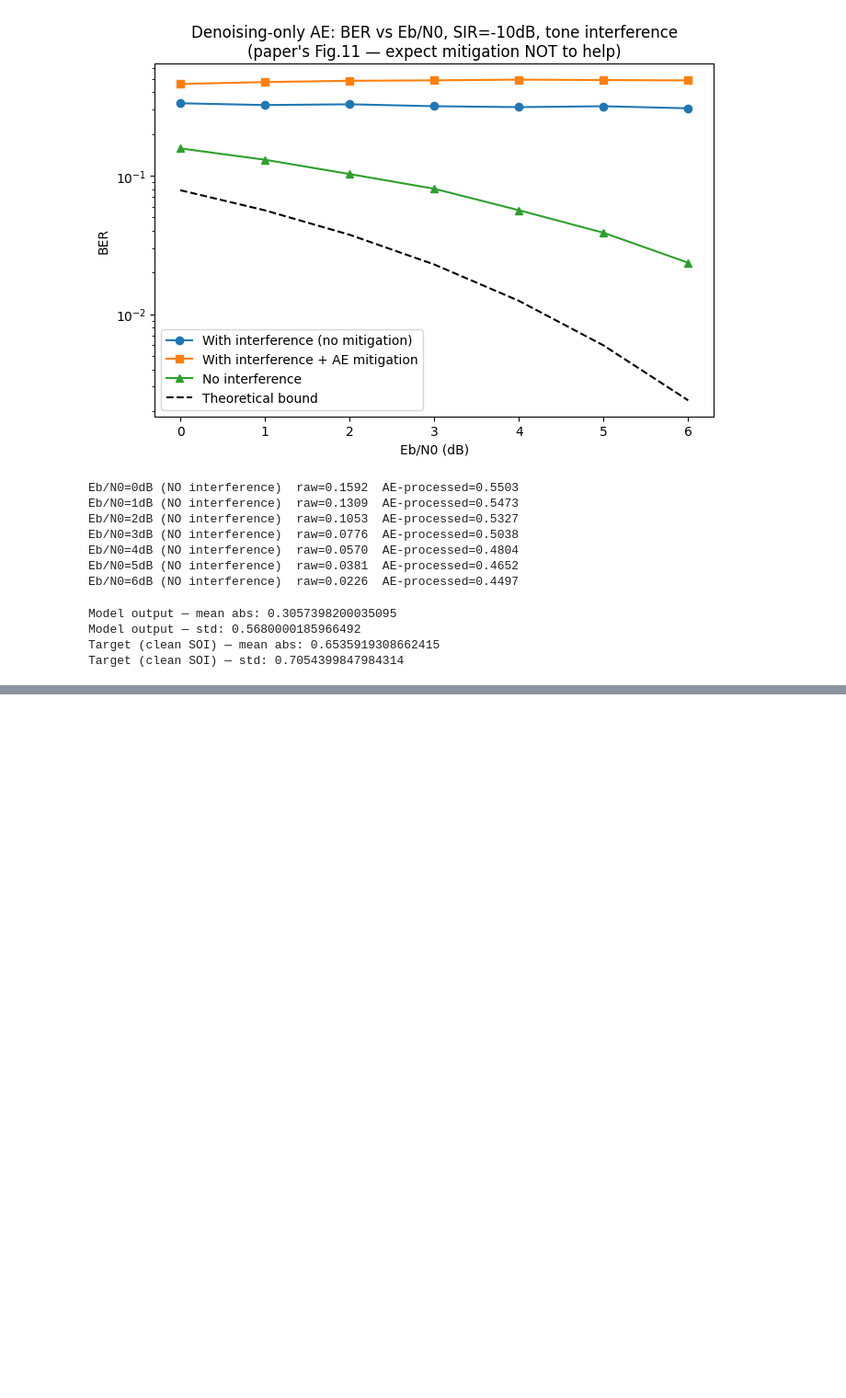
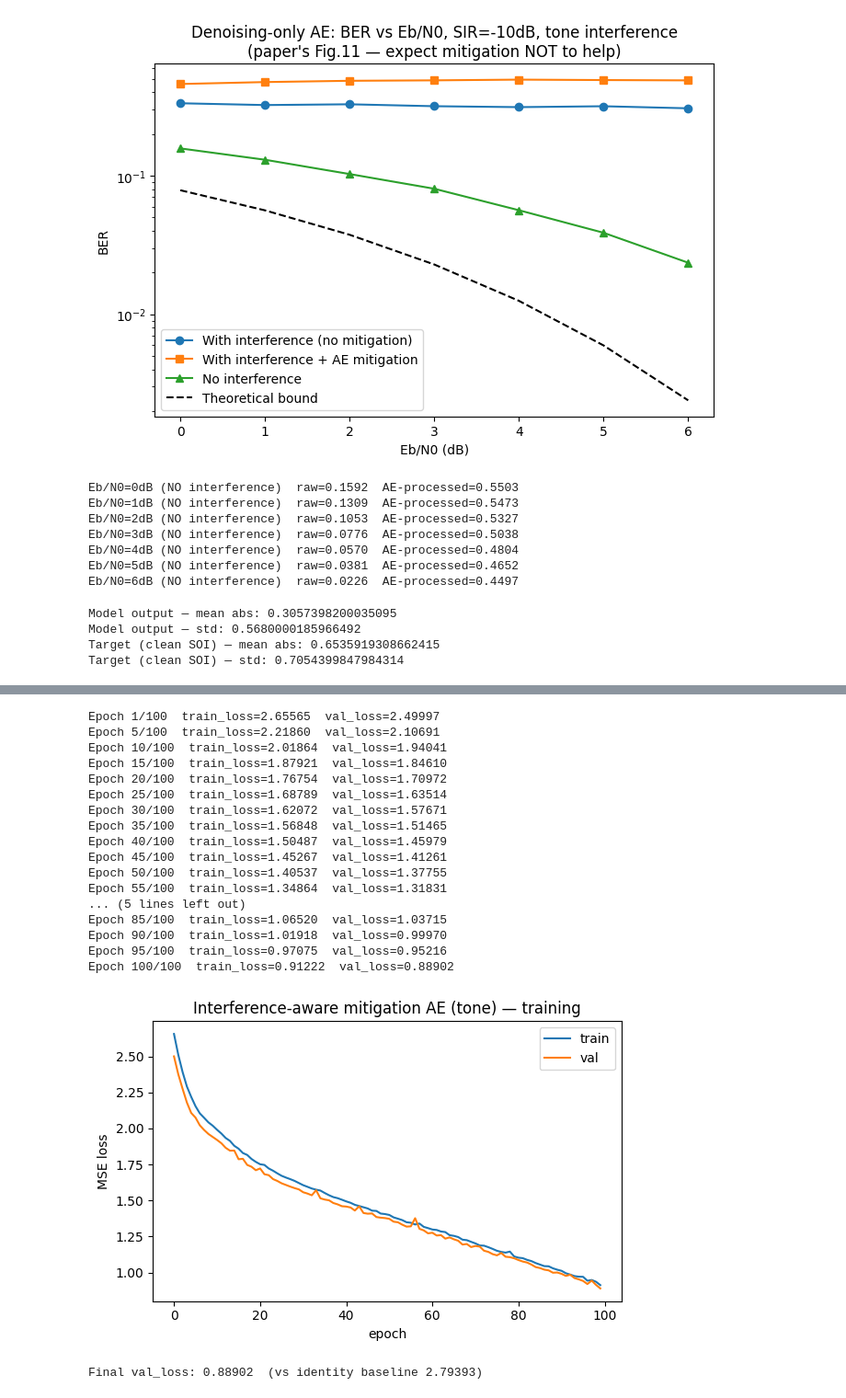
Before and after one commit to Evenjlin/deep-space-interference-ml, a Jupyter notebook: notebooks/08_mitigation_autoencoder.ipynb, the cells around one changed output, grey strips where cells are left out. Shown at 92% size. Cells and saved outputs as stored; diff of their text form; code cells hidden in the pictures; blank space fills up the shorter version.

Commit message:
Step 8

```diff
--- a/notebooks/08_mitigation_autoencoder.ipynb
+++ b/notebooks/08_mitigation_autoencoder.ipynb
@@ -361,0 +453,26 @@ Target (clean SOI) — std: 0.7054399847984314
+# %%
+# Cell 7 — DEBUG LADDER (mandatory, same discipline as always — especially given Step 8a's lesson)
+model_mit_tone = MitigationAutoencoder(n_stages=2, n_hidden=32).to(device)
+tiny_x = torch.tensor(X_train_mit[:8], device=device)
+out = model_mit_tone(tiny_x)
+print("TEST 1: output shape", out.shape, " input shape", tiny_x.shape)
+assert out.shape == tiny_x.shape
+
+tiny_y = torch.tensor(Y_train_mit[:8], device=device)
+loss_fn = torch.nn.MSELoss()
+opt = torch.optim.Adam(model_mit_tone.parameters(), lr=3e-5)
+loss = loss_fn(out, tiny_y); loss.backward(); opt.step(); opt.zero_grad()
+print(f"TEST 2: one grad step OK, loss={loss.item():.4f}  (expect near identity baseline {identity_mse_mit:.4f}, confirming residual connection active)")
+
+small_x = torch.tensor(X_train_mit[:200], device=device)
+small_y = torch.tensor(Y_train_mit[:200], device=device)
+losses = []
+for _ in range(20):
+    opt.zero_grad()
+    out = model_mit_tone(small_x)
+    loss = loss_fn(out, small_y)
+    loss.backward(); opt.step()
+    losses.append(loss.item())
+print("TEST 3/4 losses:", [f"{l:.4f}" for l in losses])
+assert losses[-1] < losses[0], "Loss did not decrease -- stop, don't proceed"
+print("Debug ladder PASSED.")
@@ -361,0 +484,38 @@ Target (clean SOI) — std: 0.7054399847984314
+# %%
+# Cell 8 — full training: interference-aware mitigation AE (tone)
+model_mit_tone, history_mit_tone = train_mitigation_ae(
+    model_mit_tone, X_train_mit, Y_train_mit, X_val_mit, Y_val_mit, device,
+    epochs=100, batch_size=32, lr=3e-5, patience=15  # smaller batch given much longer sequences
+)
+
+plt.figure(figsize=(6,4))
+plt.plot(history_mit_tone["train_loss"], label="train")
+plt.plot(history_mit_tone["val_loss"], label="val")
+plt.xlabel("epoch"); plt.ylabel("MSE loss"); plt.legend()
+plt.title("Interference-aware mitigation AE (tone) — training")
+plt.tight_layout()
+plt.savefig("figures/mitigation_ae_tone_training.png", dpi=150)
+plt.show()
+
+torch.save(model_mit_tone.state_dict(), "checkpoints/mitigation_ae_tone.pt")
+print(f"Final val_loss: {history_mit_tone['val_loss'][-1]:.5f}  (vs identity baseline {identity_mse_mit:.5f})")
+# %% [output]
+Epoch 1/100  train_loss=2.65565  val_loss=2.49997
+Epoch 5/100  train_loss=2.21860  val_loss=2.10691
+Epoch 10/100  train_loss=2.01864  val_loss=1.94041
+Epoch 15/100  train_loss=1.87921  val_loss=1.84610
+Epoch 20/100  train_loss=1.76754  val_loss=1.70972
+Epoch 25/100  train_loss=1.68789  val_loss=1.63514
+Epoch 30/100  train_loss=1.62072  val_loss=1.57671
+Epoch 35/100  train_loss=1.56848  val_loss=1.51465
+Epoch 40/100  train_loss=1.50487  val_loss=1.45979
+Epoch 45/100  train_loss=1.45267  val_loss=1.41261
+Epoch 50/100  train_loss=1.40537  val_loss=1.37755
+Epoch 55/100  train_loss=1.34864  val_loss=1.31831
+... (5 lines left out)
+Epoch 85/100  train_loss=1.06520  val_loss=1.03715
+Epoch 90/100  train_loss=1.01918  val_loss=0.99970
+Epoch 95/100  train_loss=0.97075  val_loss=0.95216
+Epoch 100/100  train_loss=0.91222  val_loss=0.88902
+[figure, added]
+Final val_loss: 0.88902  (vs identity baseline 2.79393)
```
Also changed, not shown: parts of 8 cells of this notebook.
